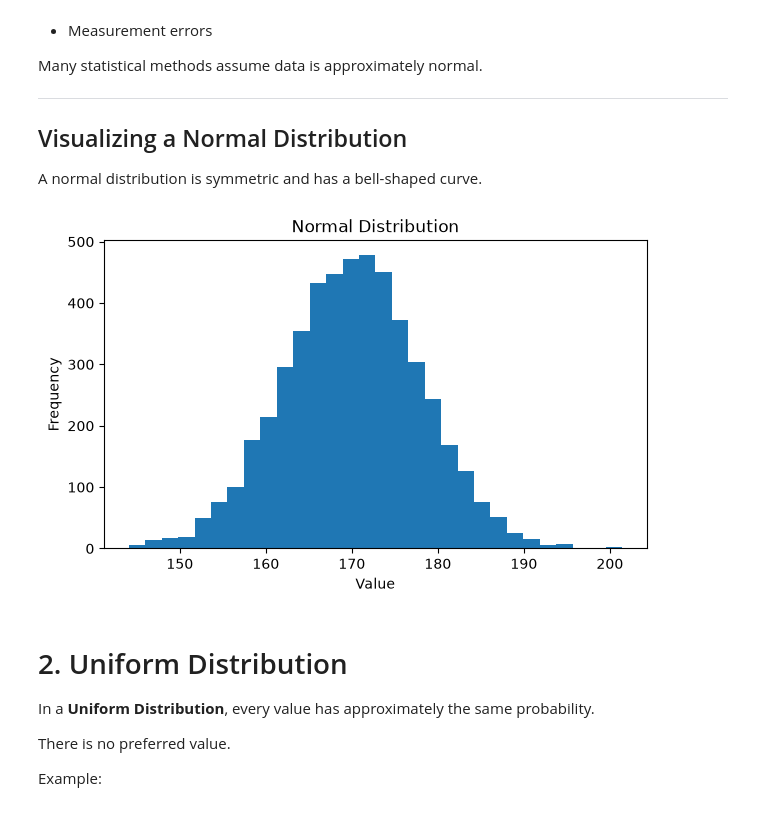
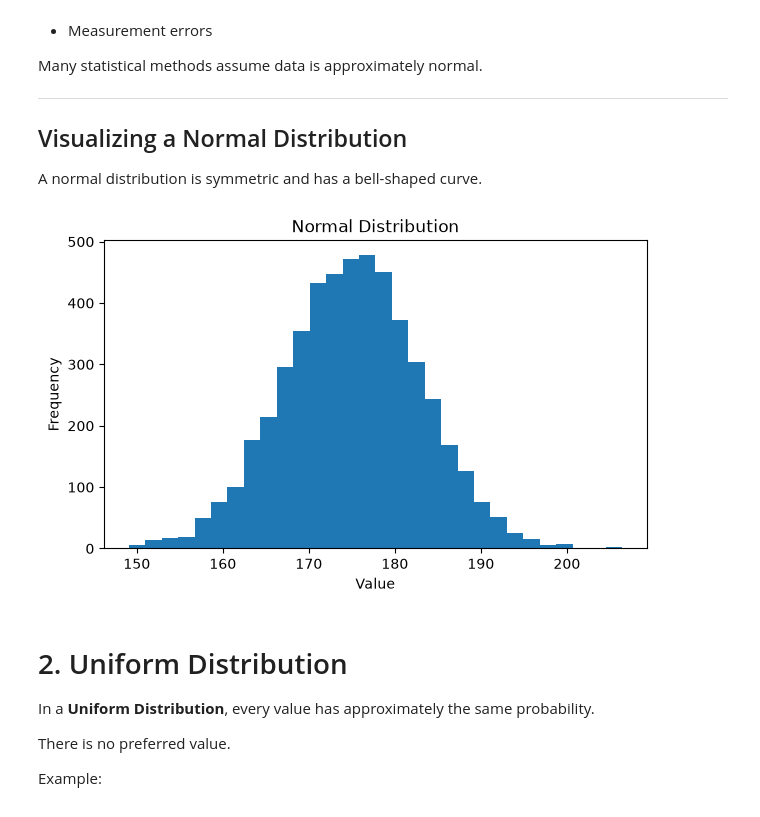
Before and after one commit to SajedehArabalii/AI-bootcamp, a Jupyter notebook: Month2/ML/ML-day3-day4.ipynb, the cells around one changed output. Saved outputs shown, nothing was run; the diff lists cells and outputs as text; code cells hidden in the pictures.

```diff
--- a/Month2/ML/ML-day3-day4 (2).ipynb
+++ b/Month2/ML/ML-day3-day4.ipynb
@@ -915,26 +915,26 @@ A normal distribution is symmetric and has a bell-shaped curve.
 # %%
 
 import numpy as np
 import matplotlib.pyplot as plt
 
 # Generate random data
 np.random.seed(42)
 
 normal_data = np.random.normal(
-    loc=170,      # Mean
+    loc=175,      # Mean
     scale=8,      # Standard deviation
     size=5000
 )
 
 plt.figure(figsize=(7,4))
 plt.hist(normal_data, bins=30)
 
 plt.title("Normal Distribution")
 plt.xlabel("Value")
 plt.ylabel("Frequency")
 plt.show()
 # %% [output]
-[figure, old version]
+[figure, new version]
 # %% [markdown]
 # 2. Uniform Distribution
 
```
Also changed, not shown: parts of 32 cells of this notebook, 27 other files.
